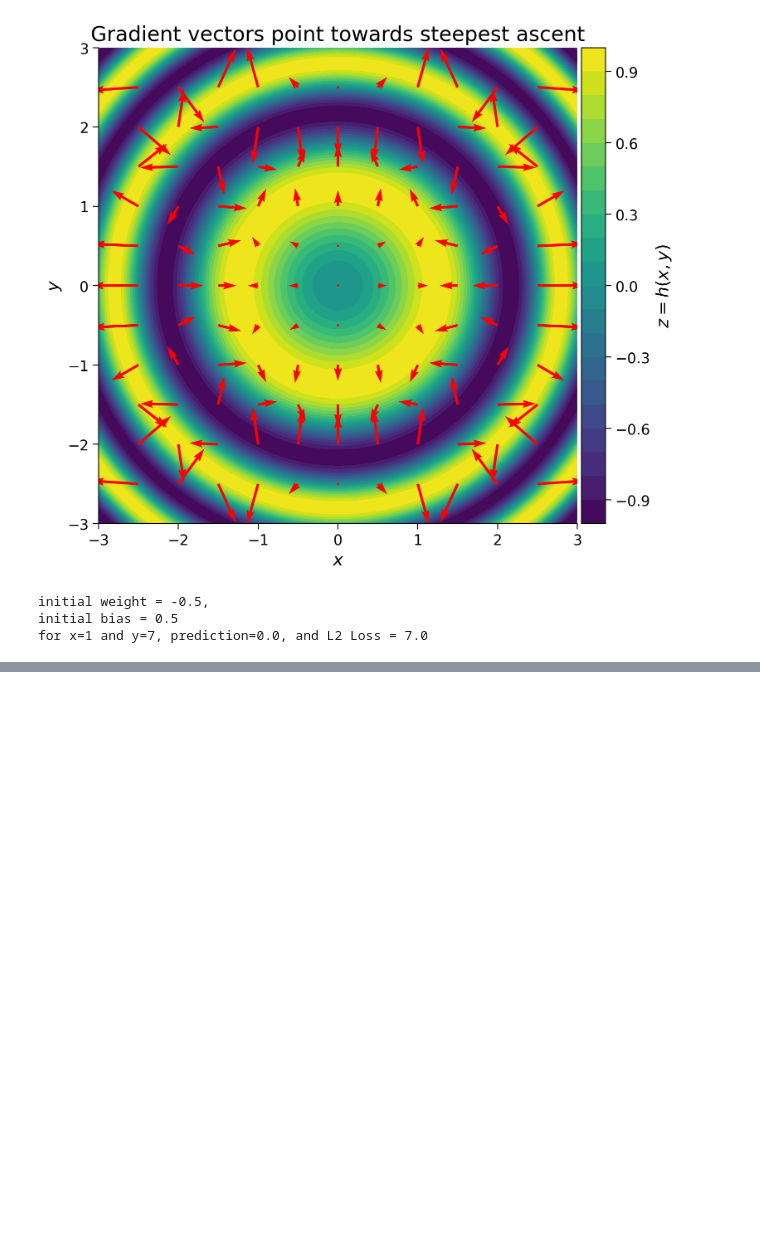
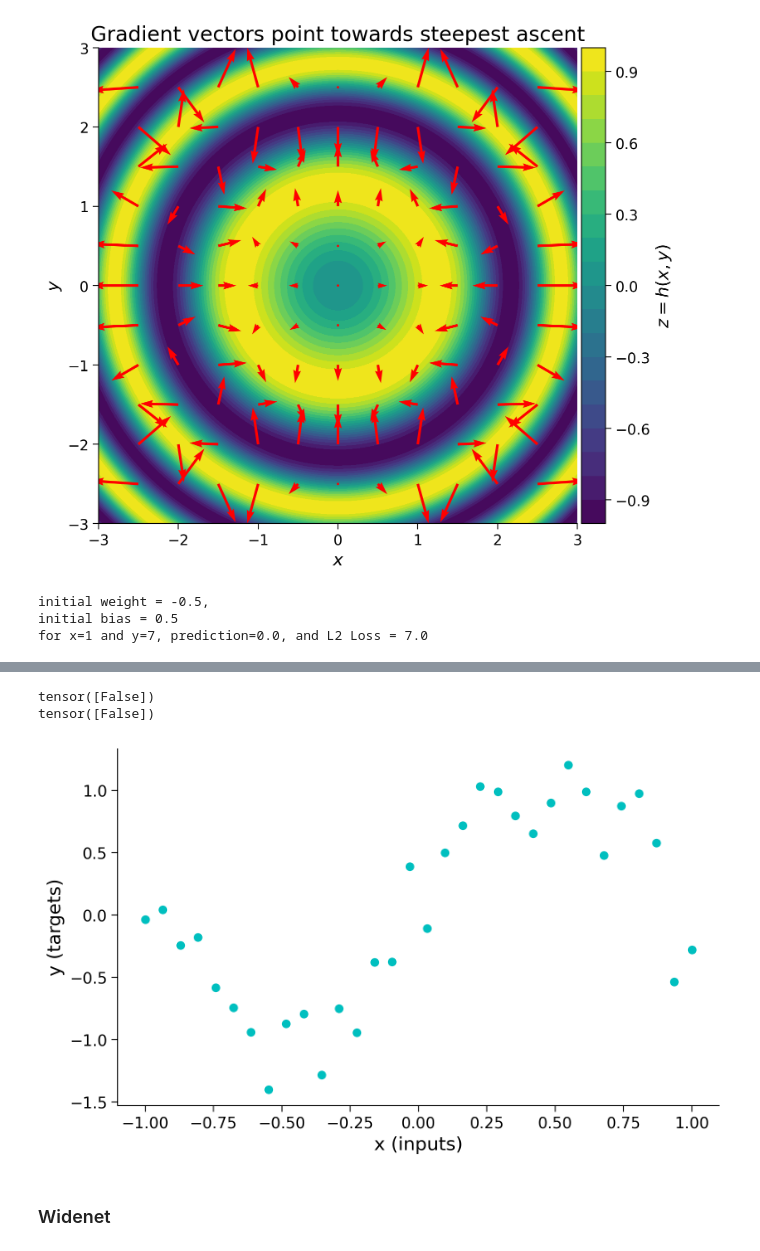
Before and after one commit to rabobahago/complete_deep_learning_pytorch, a Jupyter notebook: linear_deep_learning/gradient_descent_and_autograd.ipynb, the cells around one changed output, grey strips where cells are left out. Saved outputs shown, nothing was run; the diff lists cells and outputs as text; code cells hidden in the pictures; blank space fills up the shorter version.

Commit message:
deep learning computational graph, network learns via gradient descent and the backpropagation algorithm added

```diff
--- a/linear_deep_learning/gradient_descent_and_autograd.ipynb
+++ b/linear_deep_learning/gradient_descent_and_autograd.ipynb
@@ -169,0 +183,30 @@ for x=1 and y=7, prediction=0.0, and L2 Loss = 7.0
+# %%
+# Analytical gradients (Remember detaching)
+ana_dloss_dw = - 2 * feature * (target - prediction.detach())*(1 - prediction.detach()**2)
+ana_dloss_db = - 2 * (target - prediction.detach())*(1 - prediction.detach()**2)
+
+square_loss.backward()  # First we should call the backward to build the graph
+autograd_dloss_dw = simple_graph.w.grad  # We calculate the derivative w.r.t weights
+autograd_dloss_db = simple_graph.b.grad  # We calculate the derivative w.r.t bias
+
+print(ana_dloss_dw == autograd_dloss_dw)
+print(ana_dloss_db == autograd_dloss_db)
+# %% [output]
+tensor([False])
+tensor([False])
+# %%
+# @markdown #### Generate the sample dataset
+set_seed(seed=SEED)
+n_samples = 32
+inputs = torch.linspace(-1.0, 1.0, n_samples).reshape(n_samples, 1)
+noise = torch.randn(n_samples, 1) / 4
+targets = torch.sin(pi * inputs) + noise
+plt.figure(figsize=(8, 5))
+plt.scatter(inputs, targets, c='c')
+plt.xlabel('x (inputs)')
+plt.ylabel('y (targets)')
+plt.show()
+# %% [output]
+[figure, added]
+# %% [markdown]
+### Widenet
```
Also changed, not shown: parts of 8 cells of this notebook.
